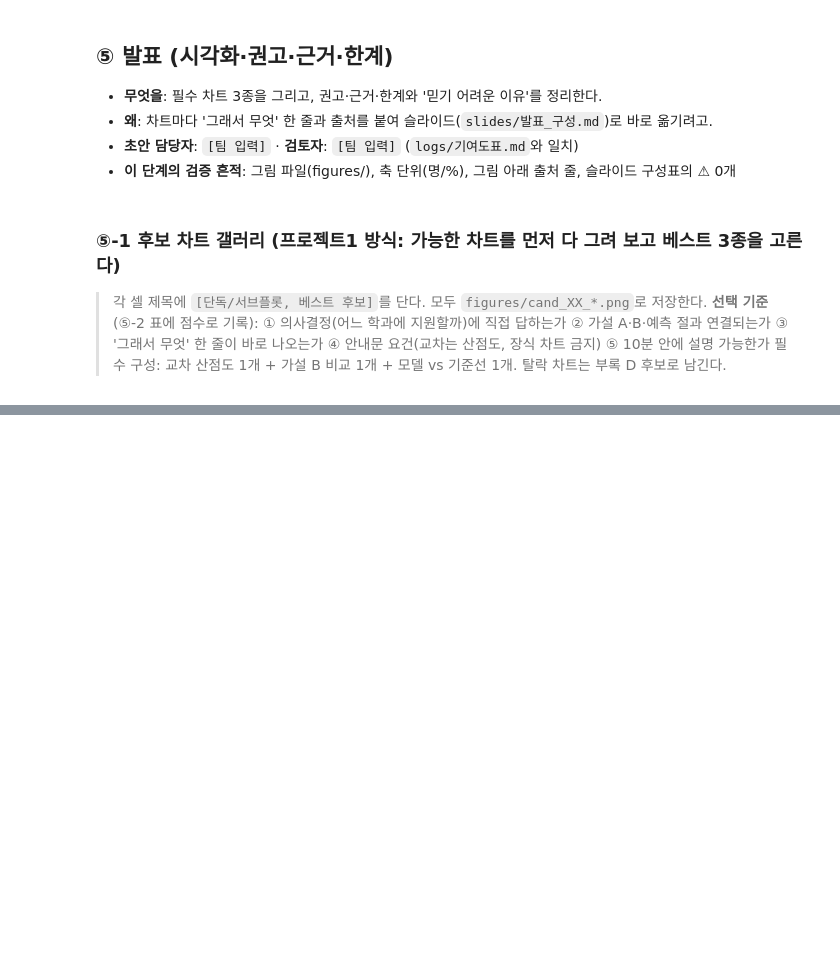
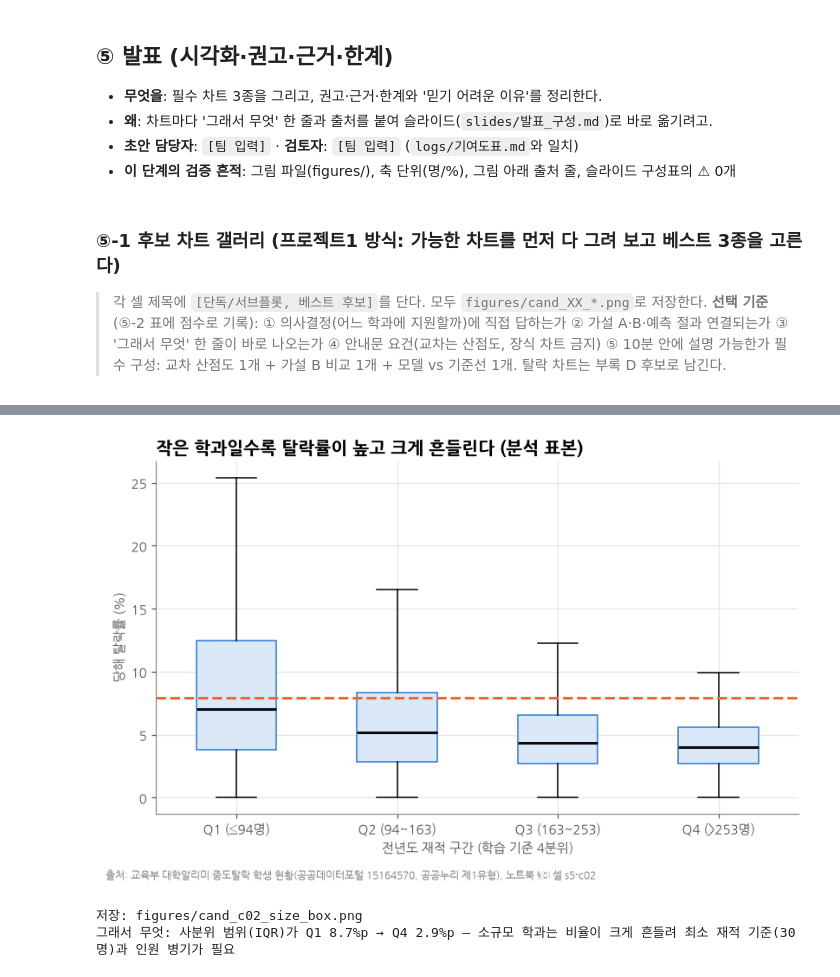
Before and after one commit to 202103116-stack/university-dropout-risk-analysis, a Jupyter notebook: notebook/팀프로젝트2_14조.ipynb, the cells around one changed output, grey strips where cells are left out. Drawn from its saved outputs; the diff is of its cells as text; code cells hidden in the pictures; blank space fills up the shorter version.

```diff
--- a/notebook/팀프로젝트2_14조.ipynb
+++ b/notebook/팀프로젝트2_14조.ipynb
@@ -1131,5 +1175,17 @@ display(SUMMARY)
 # %%
-# s5-c03 [서브플롯] 공시연도별 비율 결측률·재적 0 건수 막대 — 함정(공시 정의·결측 패턴 변화)
-# [출처 규칙] 이 셀의 수치를 보고서·발표에 옮길 때 '(출처: 노트북 §⑤ 셀 s5-c03)'를 붙인다.
-# TODO: 그림 저장 → figures/cand_*.png, 축 단위(명/%), 그림 아래 출처 문구, '그래서 무엇' 한 줄 출력
+# s5-c02 [단독] 전년도 재적 구간별 당해 탈락률 분포 — 소규모 학과의 비율 변동
+fig, ax = plt.subplots(figsize=(7.5, 4.8))
+groups = [M.loc[M['size_q'].eq(q), '중도탈락학생비율'] for q in ['Q1', 'Q2', 'Q3', 'Q4']]
+bp = ax.boxplot(groups, widths=0.5, showfliers=False, patch_artist=True, medianprops={'color': INK, 'lw': 2})
+for b_ in bp['boxes']:
+    b_.set_facecolor('#dbe8f8'); b_.set_edgecolor(C1)
+lab = [f'Q1 (≤{QB[0]:.0f}명)', f'Q2 ({QB[0]:.0f}~{QB[1]:.0f})', f'Q3 ({QB[1]:.0f}~{QB[2]:.0f})', f'Q4 (>{QB[2]:.0f}명)']
+ax.set_xticks([1, 2, 3, 4], lab); ax.set_ylabel('당해 탈락률 (%)'); ax.set_xlabel('전년도 재적 구간 (학습 기준 4분위)')
+ax.axhline(CUT, color=C2, lw=2, ls='--'); ax.set_title('작은 학과일수록 탈락률이 높고 크게 흔들린다 (분석 표본)')
+iqr = [g.quantile(.75) - g.quantile(.25) for g in groups]
+finish(fig, 's5-c02', 'size_box', f'사분위 범위(IQR)가 Q1 {iqr[0]:.1f}%p → Q4 {iqr[3]:.1f}%p — 소규모 학과는 비율이 크게 흔들려 최소 재적 기준(30명)과 인원 병기가 필요')
+# %% [output]
+[figure, added]
+저장: figures/cand_c02_size_box.png
+그래서 무엇: 사분위 범위(IQR)가 Q1 8.7%p → Q4 2.9%p — 소규모 학과는 비율이 크게 흔들려 최소 재적 기준(30명)과 인원 병기가 필요
 # %%
```
Also changed, not shown: parts of 25 cells of this notebook, 23 other files.
